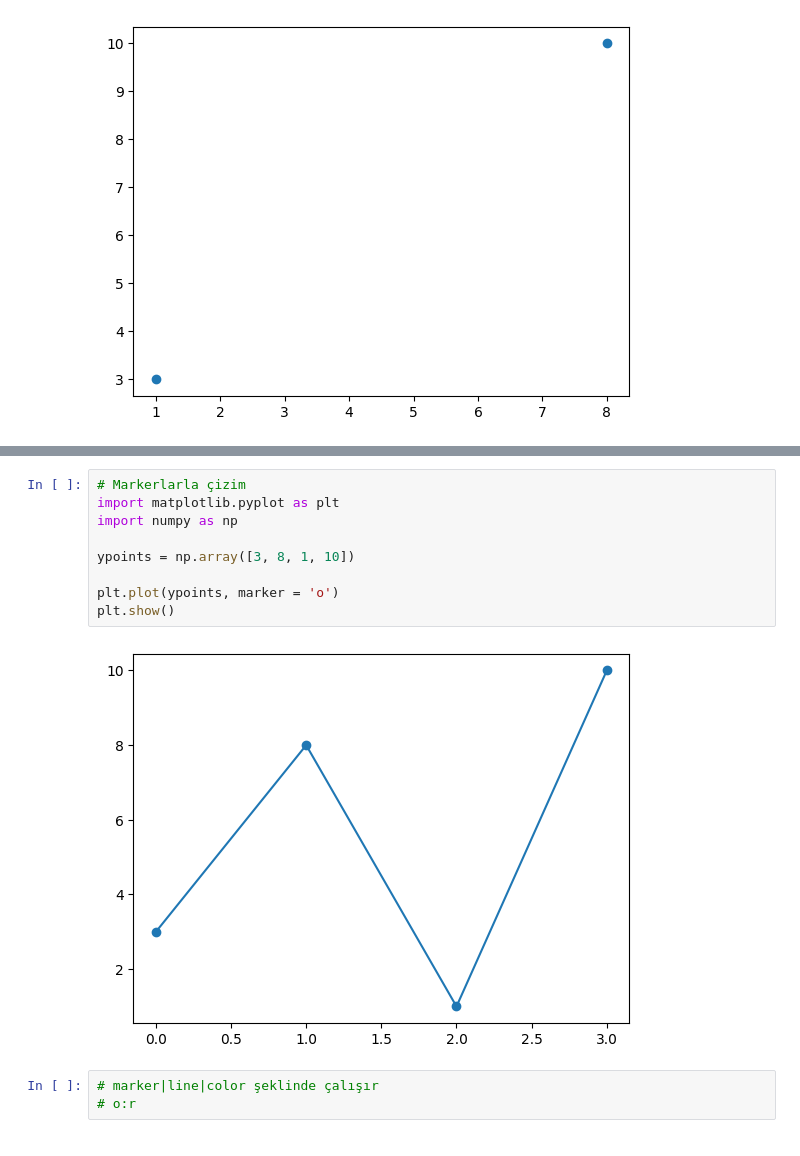
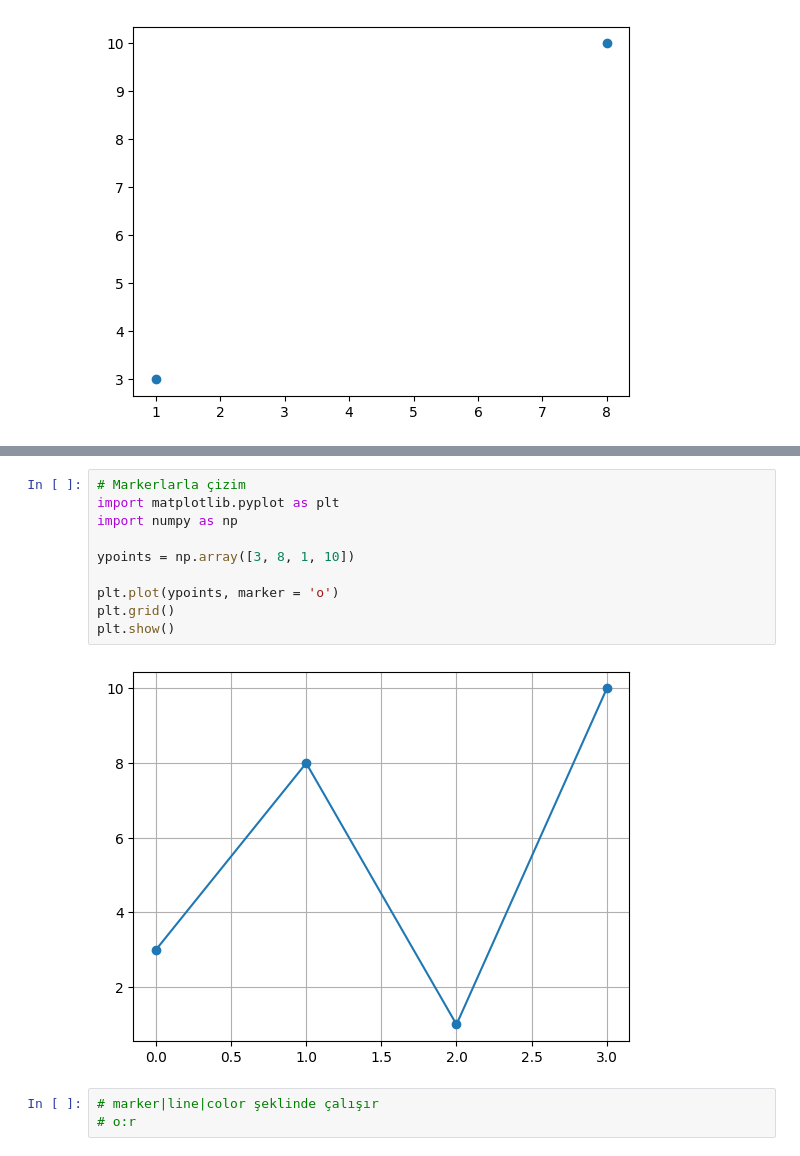
Before and after one commit to muzaffertcandan/python-lesson-veriyle-gelecek, a Jupyter notebook: 11_Pandas_Matplotlib.ipynb, the cells around one changed output, grey strips where cells are left out. Drawn from its saved outputs; the diff is of its cells as text.

```diff
--- a/11_Pandas_Matplotlib.ipynb
+++ b/11_Pandas_Matplotlib.ipynb
@@ -365,14 +200,15 @@ plt.show()
 # %%
 # Markerlarla çizim
 import matplotlib.pyplot as plt
 import numpy as np
 
 ypoints = np.array([3, 8, 1, 10])
 
 plt.plot(ypoints, marker = 'o')
+plt.grid()
 plt.show()
 # %% [output]
-[figure, old version]
+[figure, new version]
 # %%
 # marker|line|color şeklinde çalışır
 # o:r
```
Also changed, not shown: parts of 26 cells of this notebook, 4 other files.
